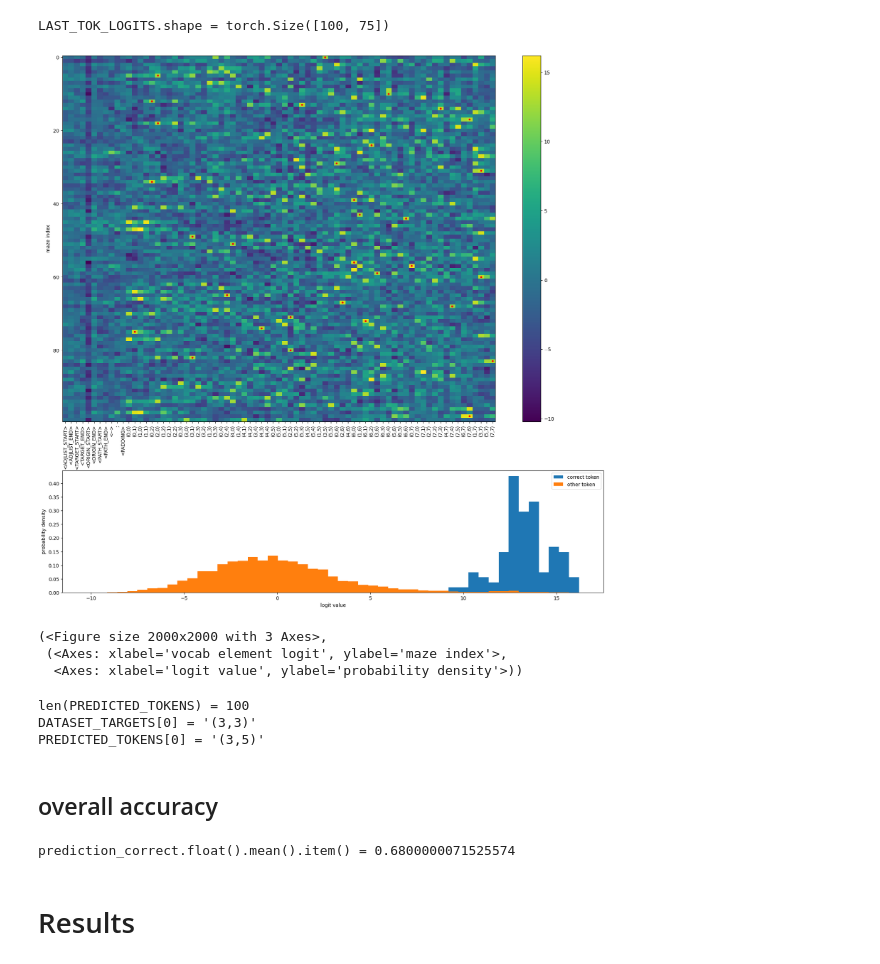
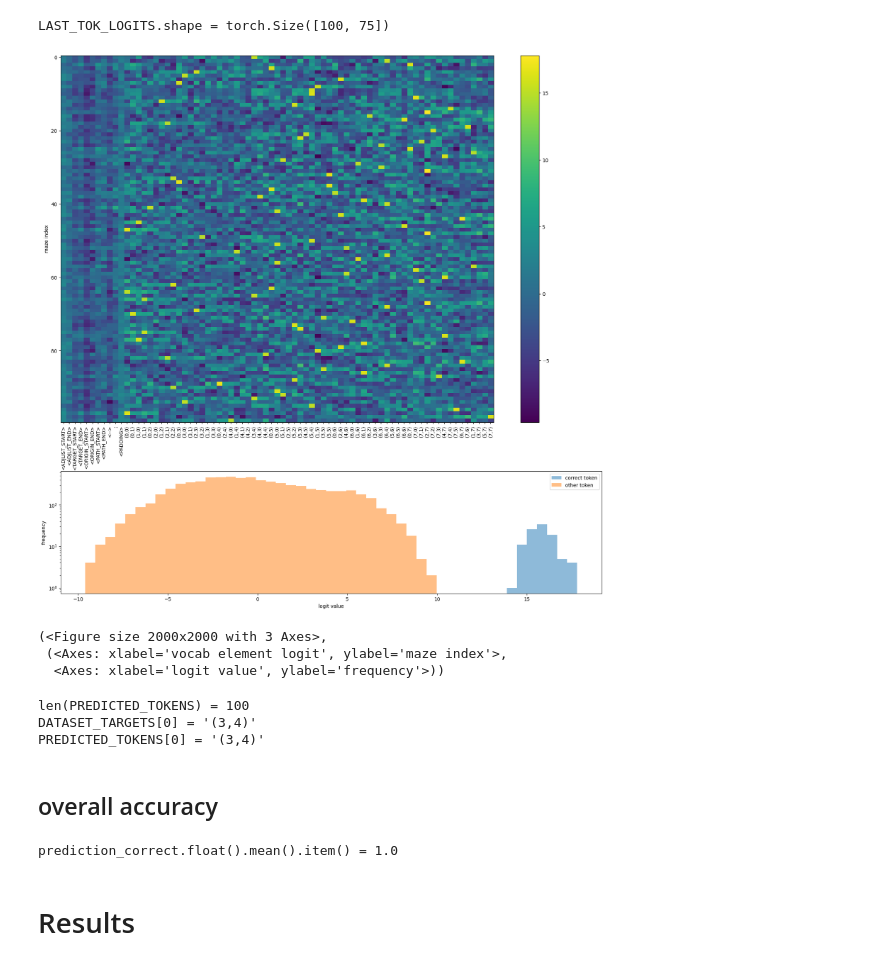
Before and after one commit to understanding-search/maze-transformer, a Jupyter notebook: notebooks/direct_logit_attribution.ipynb, the cells around one changed output. Saved outputs shown, nothing was run; the diff lists cells and outputs as text; code cells hidden in the pictures.

```diff
--- a/notebooks/direct_logit_attribution.ipynb
+++ b/notebooks/direct_logit_attribution.ipynb
@@ -76,7 +76,7 @@ DATASET_CFG_SOURCE: MazeDatasetConfig|None = None
 # number of examples to run experiments on
 N_EXAMPLES: int = 100
 # task to perform
-LOGIT_ATTRIBUTION_TASK_NAME: str = "first_path_choice"
+LOGIT_ATTRIBUTION_TASK_NAME: str = "origin_after_path_start"
 # if you have a custom task, set it here -- otherwise we will attempt to load one of the known tasks
 LOGIT_ATTRIBUTION_TASK: DLAProtocolFixed|None = None
 if LOGIT_ATTRIBUTION_TASK is None:
@@ -178,15 +178,17 @@ LAST_TOK_LOGITS.shape = torch.Size([100, 75])
 # %%
 plot_logits(
     last_tok_logits=LAST_TOK_LOGITS,
     target_idxs=DATASET_TARGET_IDS,
     tokenizer=TOKENIZER,
     n_bins=50,
+    density=False,
+    logy=True,
 )
 # %% [output]
-[figure, old version]
+[figure, new version]
 (<Figure size 2000x2000 with 3 Axes>,
  (<Axes: xlabel='vocab element logit', ylabel='maze index'>,
-  <Axes: xlabel='logit value', ylabel='probability density'>))
+  <Axes: xlabel='logit value', ylabel='frequency'>))
 # %%
 PREDICTED_TOKENS: list[str] = TOKENIZER.decode(LAST_TOK_LOGITS.argmax(dim=-1).tolist())
 print(f"{len(PREDICTED_TOKENS) = }")
@@ -194,8 +196,8 @@ print(f"{DATASET_TARGETS[0] = }")
 print(f"{PREDICTED_TOKENS[0] = }")
 # %% [output]
 len(PREDICTED_TOKENS) = 100
-DATASET_TARGETS[0] = '(3,3)'
-PREDICTED_TOKENS[0] = '(3,5)'
+DATASET_TARGETS[0] = '(3,4)'
+PREDICTED_TOKENS[0] = '(3,4)'
 # %% [markdown]
 ## overall accuracy
 # %%
@@ -207,7 +209,7 @@ prediction_correct: Bool[torch.Tensor, "n_mazes"] = torch.tensor([
 # print(f"{prediction_correct.shape = }")
 print(f"{prediction_correct.float().mean().item() = }")
 # %% [output]
-prediction_correct.float().mean().item() = 0.6800000071525574
+prediction_correct.float().mean().item() = 1.0
 # %% [markdown]
 # Results
 # %% [markdown]
```
Also changed, not shown: parts of 6 cells of this notebook, 2 other files.
